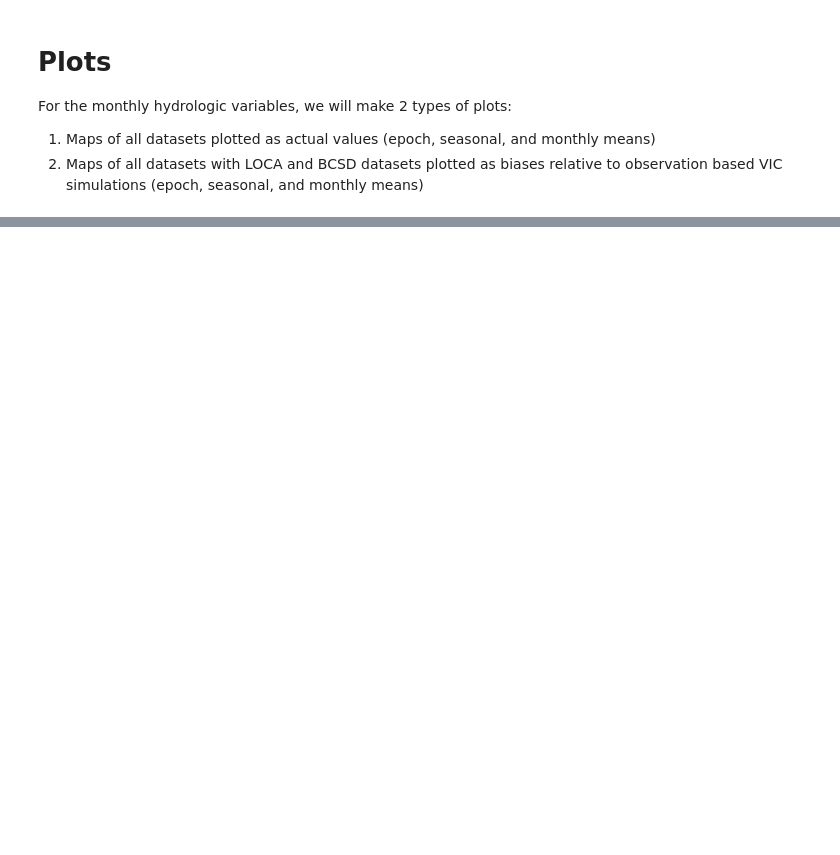
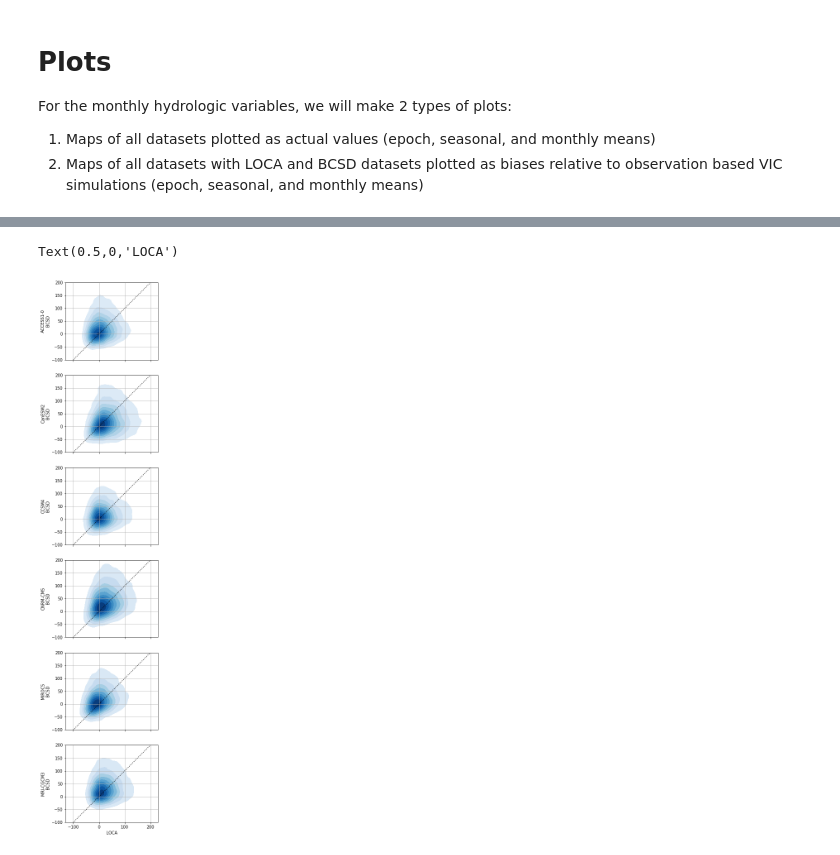
Before and after one commit to jhamman/LOCA_Downscaling_Analysis, a Jupyter notebook: notebooks/analysis_daily_future_hydro.ipynb, the cells around one changed output, grey strips where cells are left out. Drawn from its saved outputs; the diff is of its cells as text; code cells hidden in the pictures; blank space fills up the shorter version.

```diff
--- a/notebooks/analysis_daily_future_hydro.ipynb
+++ b/notebooks/analysis_daily_future_hydro.ipynb
@@ -209,2 +200,27 @@ for var in hydro_vars:
+# %%
+import seaborn as sns
+
+fig, axes = plt.subplots(nrows=len(models), sharex=True, sharey=True, subplot_kw=dict(aspect='equal'), figsize=(4, 4*len(models)))
+for i, model in enumerate(models):
+    ax = axes[i]
+
+    bcsd_change = calc_change(data['Historical']['bcsd'].sel(gcm=model), data['RCP 8.5']['bcsd'].sel(gcm=model), pct=True).load()
+    loca_change = calc_change(data['Historical']['loca'].sel(gcm=model), data['RCP 8.5']['loca'].sel(gcm=model), pct=True).load()
+
+    ax.plot([-100, 200], [-100, 200], 'k:')
+    sns.kdeplot(bcsd_change.fillna(0).values[inds],
+                loca_change.fillna(0).values[inds],
+                cmap="Blues", shade=True,
+                shade_lowest=False,
+                clip=(-100, 500), ax=ax)
+
+    ax.set_xlim([-100, 200])
+    ax.set_ylim([-100, 200])
+    ax.set_ylabel(model + '\nBCSD')
+    ax.grid()
+ax.set_xlabel('LOCA')
+# %% [output]
+Text(0.5,0,'LOCA')
+[figure, added]
 # %%
 plt.close('all')
```
Also changed, not shown: parts of 16 cells of this notebook, 6 other files.
